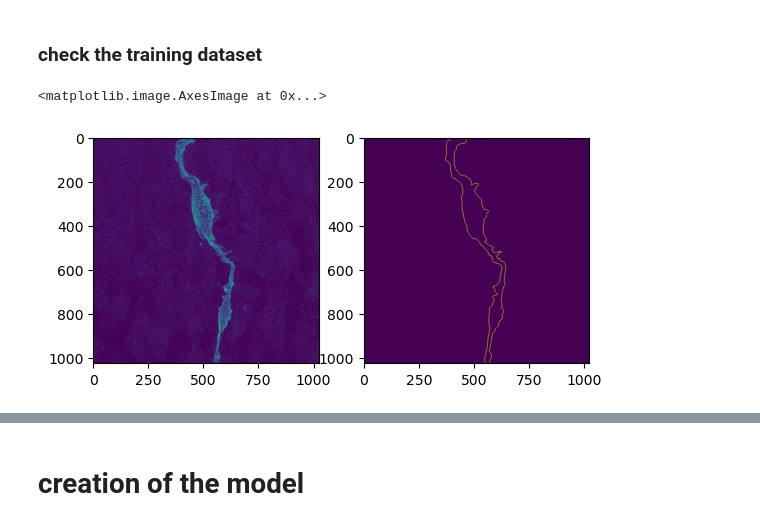
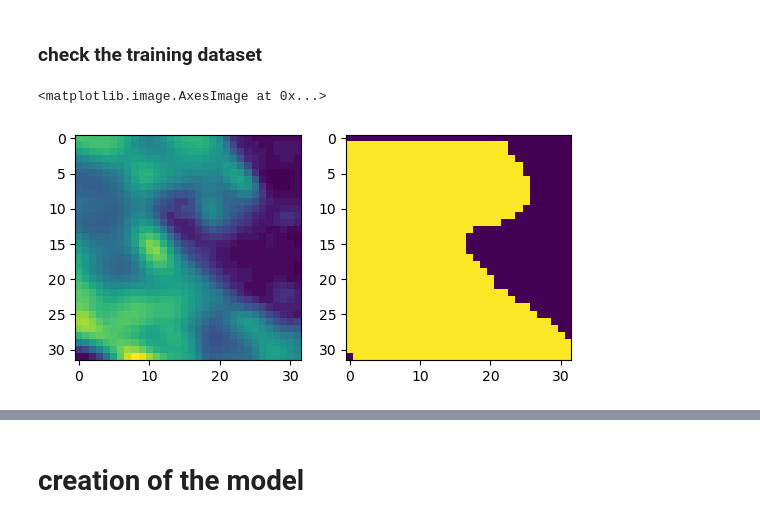
Before and after one commit to enricoenne/lsd_testing, a Jupyter notebook: MINE/LSD_single_model.ipynb, the cells around one changed output, grey strips where cells are left out. Drawn from its saved outputs; the diff is of its cells as text; code cells hidden in the pictures.

Commit message:
now with affinities calculation in the dataset

```diff
--- a/MINE/LSD_single_model.ipynb
+++ b/MINE/LSD_single_model.ipynb
@@ -257,18 +328,35 @@ segmentation_dataset = '_CELL_manual'
 train_dataset = CellDataset(
     image_dir='/group/jug/Enrico/TISSUE_roi_projection/training/*' + input_dataset + '.tif',
     mask_dir='/group/jug/Enrico/TISSUE_roi_projection/training/*' + segmentation_dataset + '.tif',
-    crop_size=1024,
-    input_type='raw', output_type='boundaries',
-    split='train')
+    crop_size=32,
+    input_type='raw', output_type='affinities',
+    split='val')
 
 
 train_iter = iter(train_dataset)
 # %%
-raw, labels = next(train_iter)
+raw, output = next(train_iter)
+
+sigma = 20
+
+# lsds = local_shape_descriptor.get_local_shape_descriptors(
+#                 segmentation=labels.squeeze(0),
+#                 sigma=(sigma,)*2,
+#                 voxel_size=(1,)*2)
+
+
+
+
+# plt.imshow(np.squeeze(lsds[0,:,:]), cmap='jet')
+# plt.imshow(np.squeeze(lsds[1,:,:]), cmap='jet', alpha=0.5)
+# plt.title('sigma = ' + str(sigma))
+# plt.show()
+
+
 plt.subplot(1,2,1)
 plt.imshow(raw[0])
 plt.subplot(1,2,2)
-plt.imshow(labels[0])
+plt.imshow(output[0])
 # %% [output]
 <matplotlib.image.AxesImage at 0x...>
-[figure, old version]
+[figure, new version]
```
Also changed, not shown: parts of 5 cells of this notebook.
